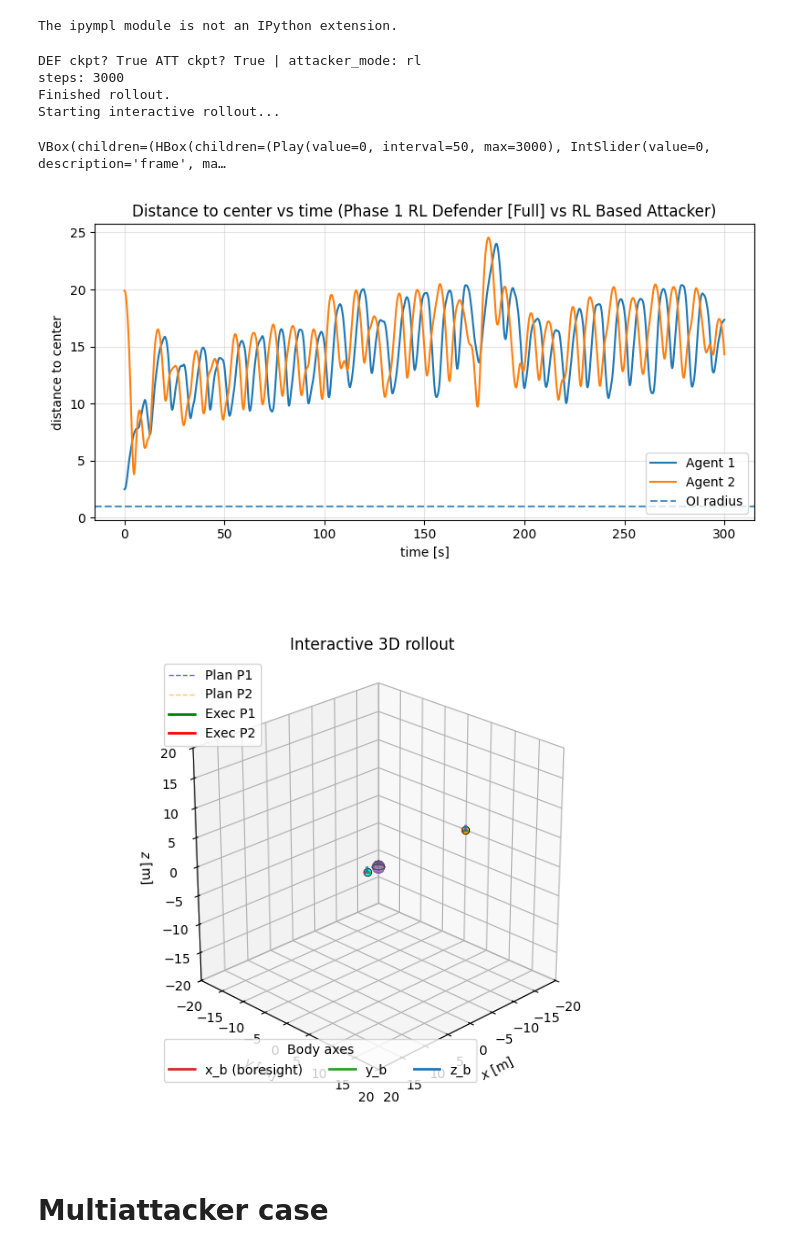
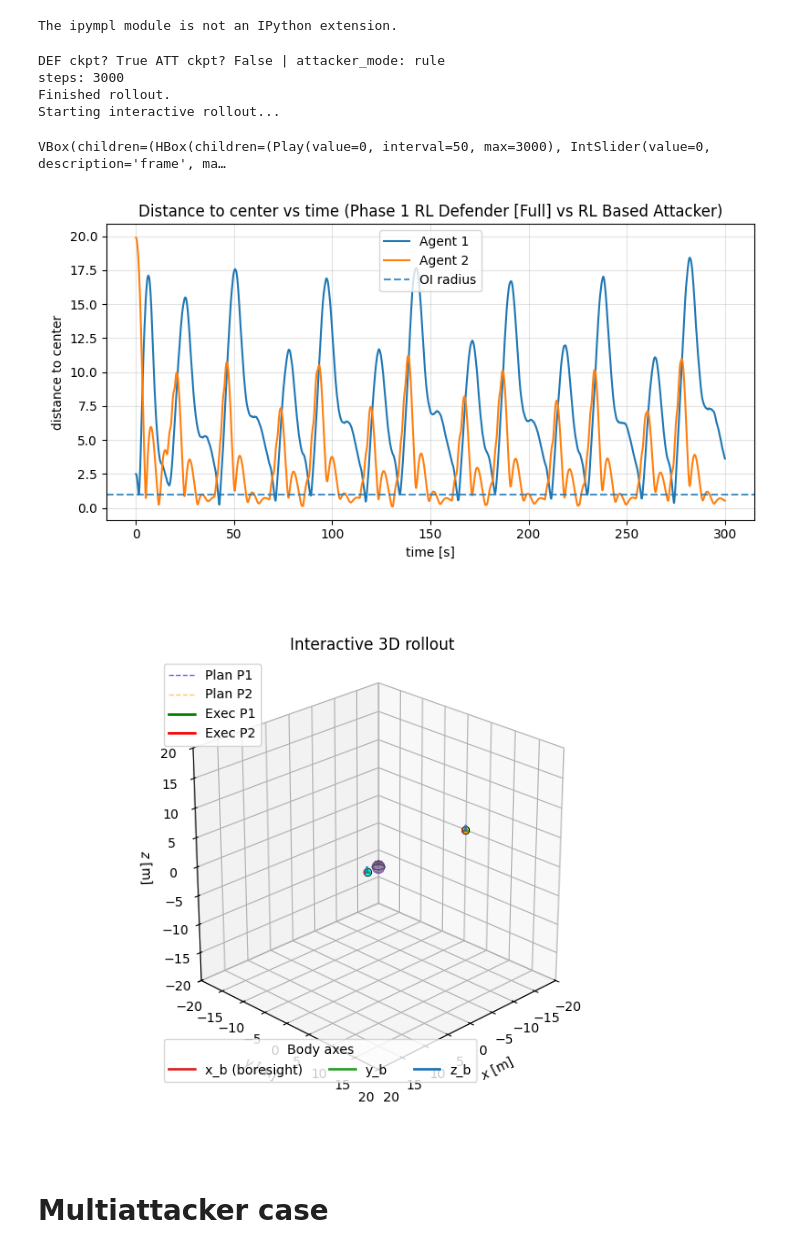
Before and after one commit to gussantaella1/PARL-PO, a Jupyter notebook: GameTheory_TopLevel.ipynb, the cells around one changed output. Cells and saved outputs as stored; diff of their text form; code cells hidden in the pictures.

Commit message:
Initial test with step penalty and such. Looking promising, now going to rerun one without it.

```diff
--- a/GameTheory_TopLevel.ipynb
+++ b/GameTheory_TopLevel.ipynb
@@ -181,22 +181,22 @@ def run_with(**overrides):
 # %%
 if __name__ == "__main__":
     rollout, cfg = run_with(
-        CKPT_DIR = Path("Training_Policy_Symmetric"),
+        CKPT_DIR = Path("Training_Policy_+Terminal_+StepTime_+PreTrain"),
         POLICY_DEFENDER="def1_teacher.pt",
         POLICY_ATTACKER="att1_teacher.pt",
         ATTACKER_MODE="rl",
         USE_UKF=False,
-        ANIMATE_ROLLOUT=True
+        ANIMATE_ROLLOUT=False
     )
 
     plot_rollout_center_distance(rollout, cfg, title = "Distance to center vs time (Phase 1 RL Defender [Full] vs RL Based Attacker)")
 # %% [output]
-DEF ckpt? True ATT ckpt? True | attacker_mode: rl
+DEF ckpt? True ATT ckpt? False | attacker_mode: rule
 steps: 3000
 Finished rollout.
 Starting interactive rollout...
 VBox(children=(HBox(children=(Play(value=0, interval=50, max=3000), IntSlider(value=0, description='frame', ma…
-[figure, old version]
+[figure, new version]
 [figure]
 # %%
 if __name__ == "__main__":
```
Also changed, not shown: 26 other files.
